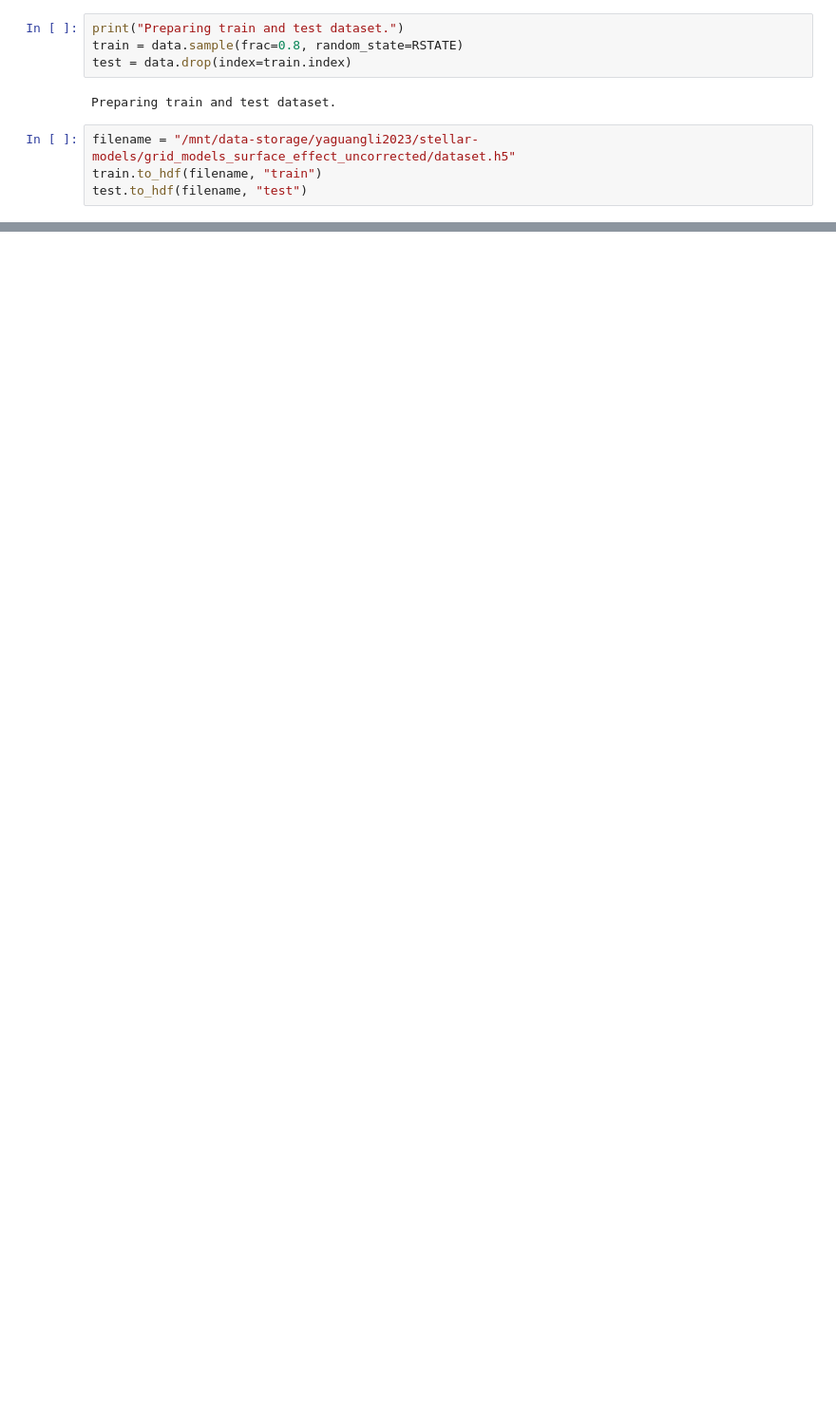
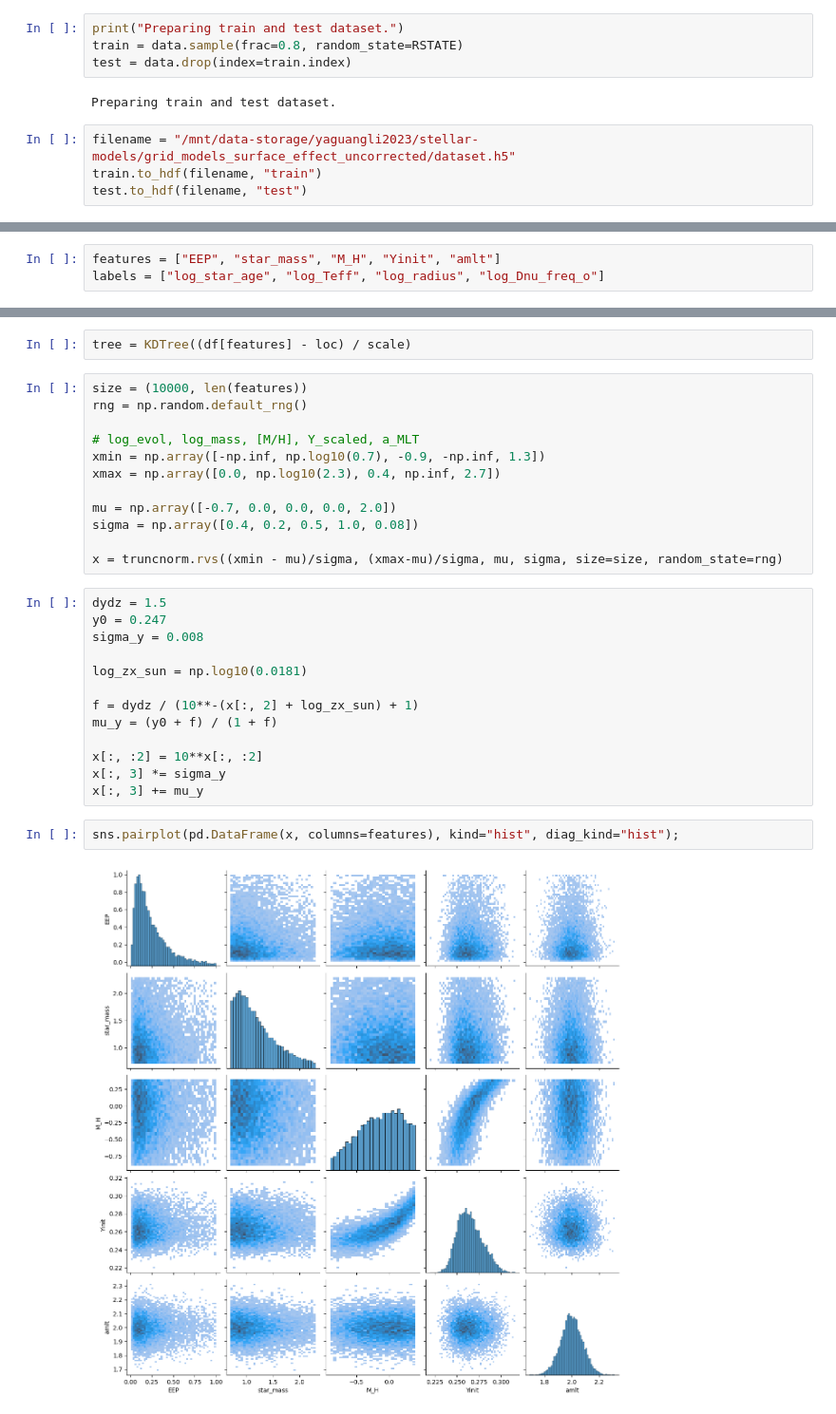
Before and after one commit to alexlyttle/stellar-emulator, a Jupyter notebook: notebook/train-test-split.ipynb, the cells around one changed output, grey strips where cells are left out. Shown at 95% size. Cells and saved outputs as stored; diff of their text form; blank space fills up the shorter version.

```diff
--- a/notebook/train-test-split.ipynb
+++ b/notebook/train-test-split.ipynb
@@ -170,0 +165,3 @@ test.to_hdf(filename, "test")
+# %%
+features = ["EEP", "star_mass", "M_H", "Yinit", "amlt"]
+labels = ["log_star_age", "log_Teff", "log_radius", "log_Dnu_freq_o"]
@@ -170,0 +175,31 @@ test.to_hdf(filename, "test")
+# %%
+tree = KDTree((df[features] - loc) / scale)
+# %%
+size = (10000, len(features))
+rng = np.random.default_rng()
+
+# log_evol, log_mass, [M/H], Y_scaled, a_MLT
+xmin = np.array([-np.inf, np.log10(0.7), -0.9, -np.inf, 1.3])
+xmax = np.array([0.0, np.log10(2.3), 0.4, np.inf, 2.7])
+
+mu = np.array([-0.7, 0.0, 0.0, 0.0, 2.0])
+sigma = np.array([0.4, 0.2, 0.5, 1.0, 0.08])
+
+x = truncnorm.rvs((xmin - mu)/sigma, (xmax-mu)/sigma, mu, sigma, size=size, random_state=rng)
+# %%
+dydz = 1.5
+y0 = 0.247
+sigma_y = 0.008
+
+log_zx_sun = np.log10(0.0181)
+
+f = dydz / (10**-(x[:, 2] + log_zx_sun) + 1)
+mu_y = (y0 + f) / (1 + f)
+
+x[:, :2] = 10**x[:, :2]
+x[:, 3] *= sigma_y
+x[:, 3] += mu_y
+# %%
+sns.pairplot(pd.DataFrame(x, columns=features), kind="hist", diag_kind="hist");
+# %% [output]
+[figure, added]
```
Also changed, not shown: parts of 26 cells of this notebook.
